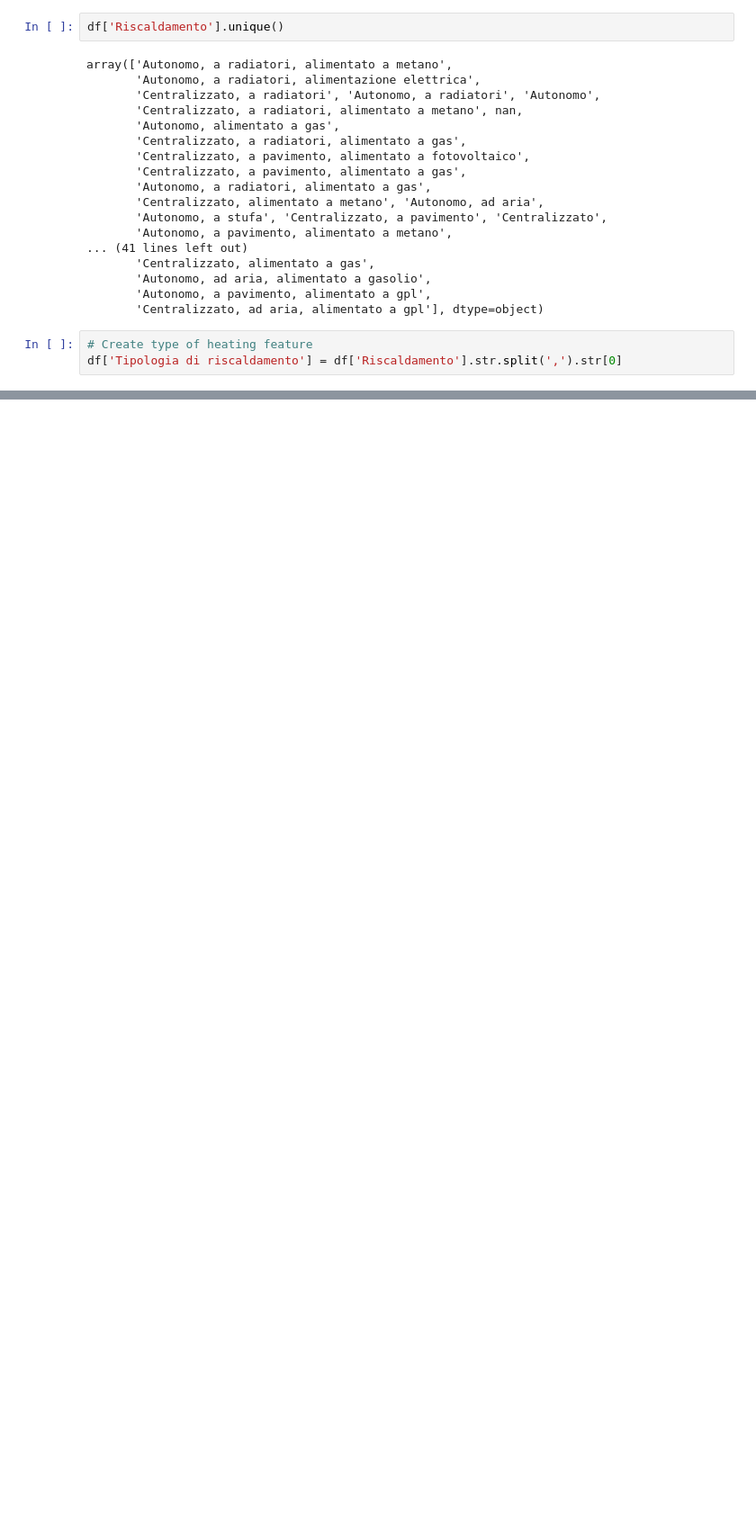
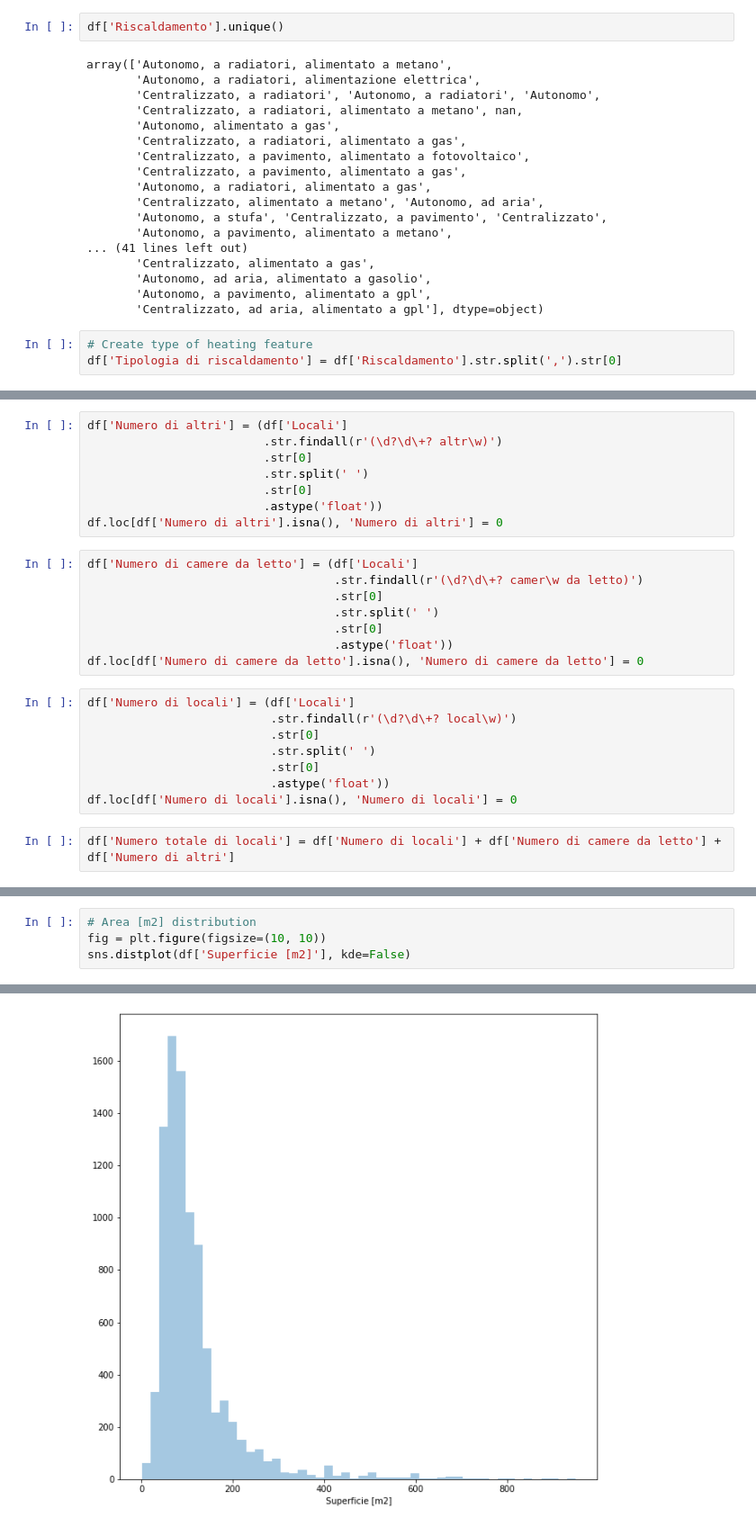
Before and after one commit to LazyEval/housing-prices-firenze, a Jupyter notebook: notebooks/1.0-LazyEval-data-cleaning.ipynb, the cells around one changed output, grey strips where cells are left out. Shown: that part at 90% size. Saved outputs shown, nothing was run; the diff lists cells and outputs as text; blank space fills up the shorter version.

```diff
--- a/notebooks/1.0-LazyEval-data-cleaning.ipynb
+++ b/notebooks/1.0-LazyEval-data-cleaning.ipynb
@@ -168,0 +235,26 @@ df = df.drop_duplicates()
+# %%
+df['Numero di altri'] = (df['Locali']
+                         .str.findall(r'(\d?\d\+? altr\w)')
+                         .str[0]
+                         .str.split(' ')
+                         .str[0]
+                         .astype('float'))
+df.loc[df['Numero di altri'].isna(), 'Numero di altri'] = 0
+# %%
+df['Numero di camere da letto'] = (df['Locali']
+                                   .str.findall(r'(\d?\d\+? camer\w da letto)')
+                                   .str[0]
+                                   .str.split(' ')
+                                   .str[0]
+                                   .astype('float'))
+df.loc[df['Numero di camere da letto'].isna(), 'Numero di camere da letto'] = 0
+# %%
+df['Numero di locali'] = (df['Locali']
+                          .str.findall(r'(\d?\d\+? local\w)')
+                          .str[0]
+                          .str.split(' ')
+                          .str[0]
+                          .astype('float'))
+df.loc[df['Numero di locali'].isna(), 'Numero di locali'] = 0
+# %%
+df['Numero totale di locali'] = df['Numero di locali'] + df['Numero di camere da letto'] + df['Numero di altri']
@@ -168,0 +263,5 @@ df = df.drop_duplicates()
+# %%
+# Area [m2] distribution
+fig = plt.figure(figsize=(10, 10))
+sns.distplot(df['Superficie [m2]'], kde=False)
+# %% [output]
@@ -168,0 +269 @@ df = df.drop_duplicates()
+[figure, added]
```
Also changed, not shown: parts of 29 cells of this notebook.
